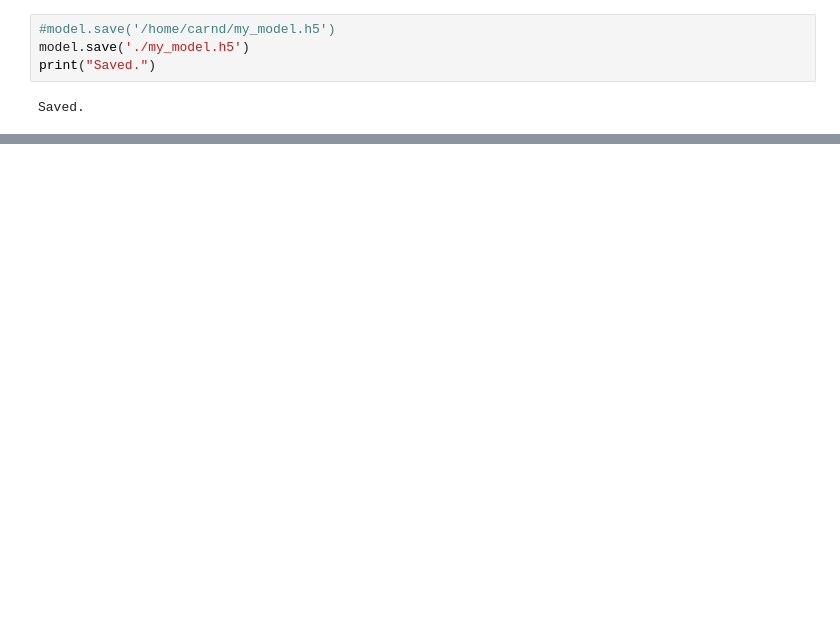
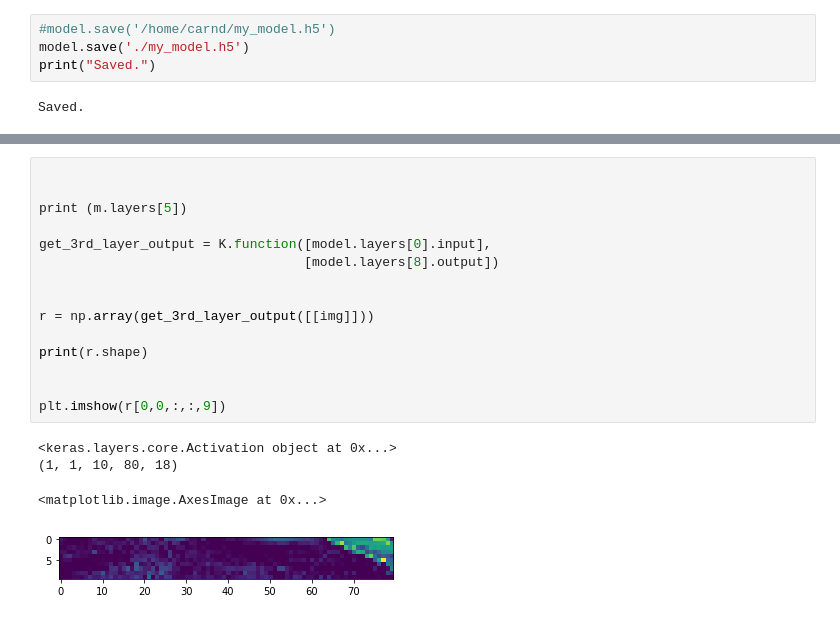
Before and after one commit to tempflip/CarND-Behavioral-Cloning-P3, a Jupyter notebook: generate_model.py.ipynb, the cells around one changed output, grey strips where cells are left out. Drawn from its saved outputs; the diff is of its cells as text; blank space fills up the shorter version.

```diff
--- a/generate_model.py.ipynb
+++ b/generate_model.py.ipynb
@@ -212,0 +231,20 @@ Saved.
+# %%
+
+
+print (m.layers[5])
+
+get_3rd_layer_output = K.function([model.layers[0].input],
+                                  [model.layers[8].output])
+
+
+r = np.array(get_3rd_layer_output([[img]]))
+
+print(r.shape)
+
+
+plt.imshow(r[0,0,:,:,9])
+# %% [output]
+<keras.layers.core.Activation object at 0x...>
+(1, 1, 10, 80, 18)
+<matplotlib.image.AxesImage at 0x...>
+[figure, added]
```
Also changed, not shown: parts of 8 cells of this notebook, 1 other file.
